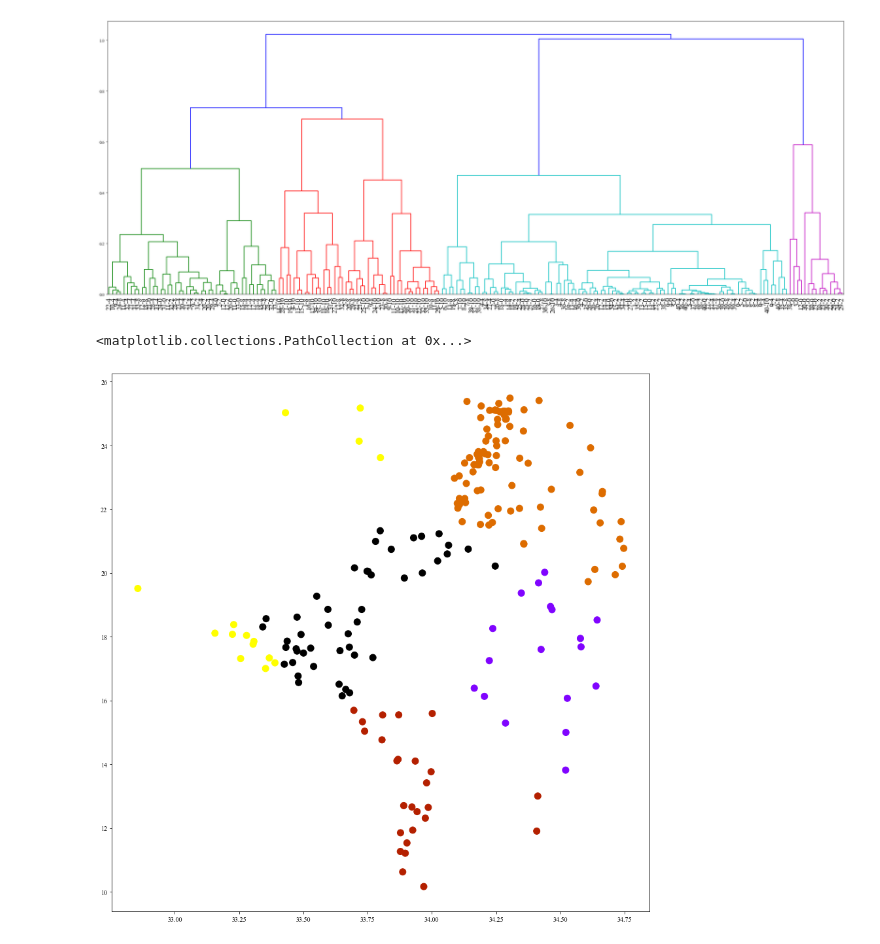
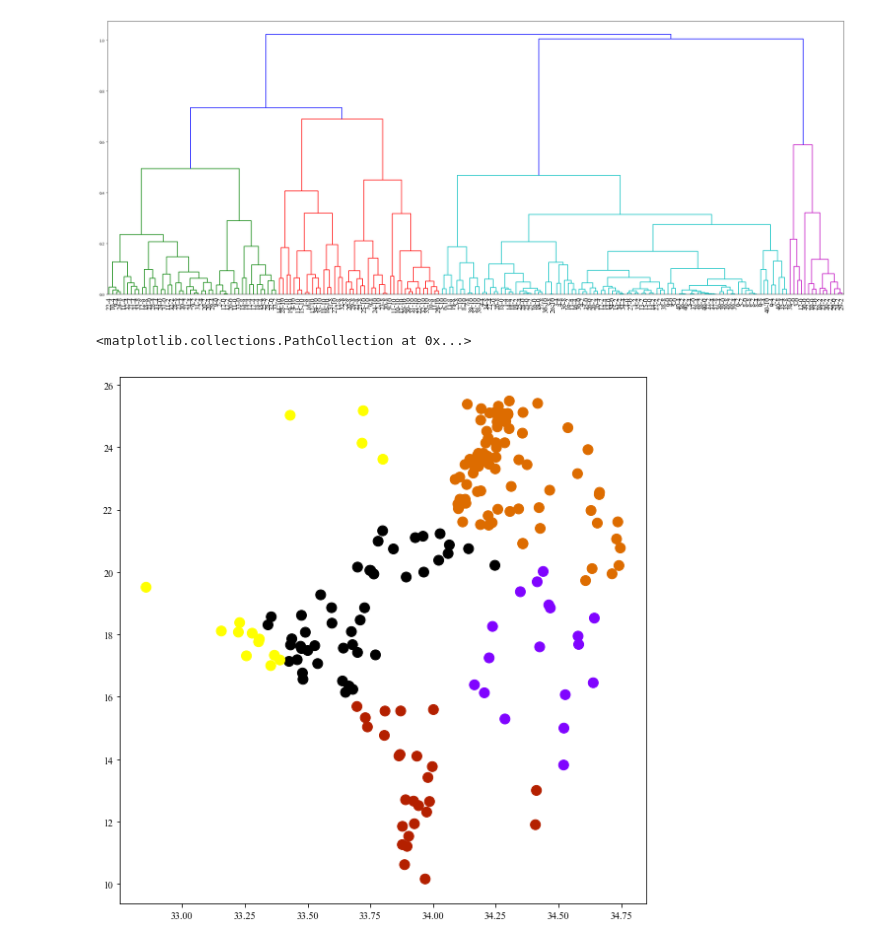
Before and after one commit to sophieclayton/kuroshio_chapter, a Jupyter notebook: TS_clustering.ipynb, the cells around one changed output. Cells and saved outputs as stored; diff of their text form; code cells hidden in the pictures.

```diff
--- a/TS_clustering.ipynb
+++ b/TS_clustering.ipynb
@@ -73,10 +73,10 @@ clusters
 
 sub['cluster'] = clusters
 # %%
-fig2 = plt.figure(figsize = (12,12))
+fig2 = plt.figure(figsize = (8,8))
 
 palette = plt.get_cmap('gnuplot', np.max(clusters))
 plt.scatter(sub['S'].values, sub['theta'].values, s = 100,c=sub['cluster'].values, cmap = palette)
 # %% [output]
 <matplotlib.collections.PathCollection at 0x...>
-[figure, old version]
+[figure, new version]
```
Also changed, not shown: 3 other files.
